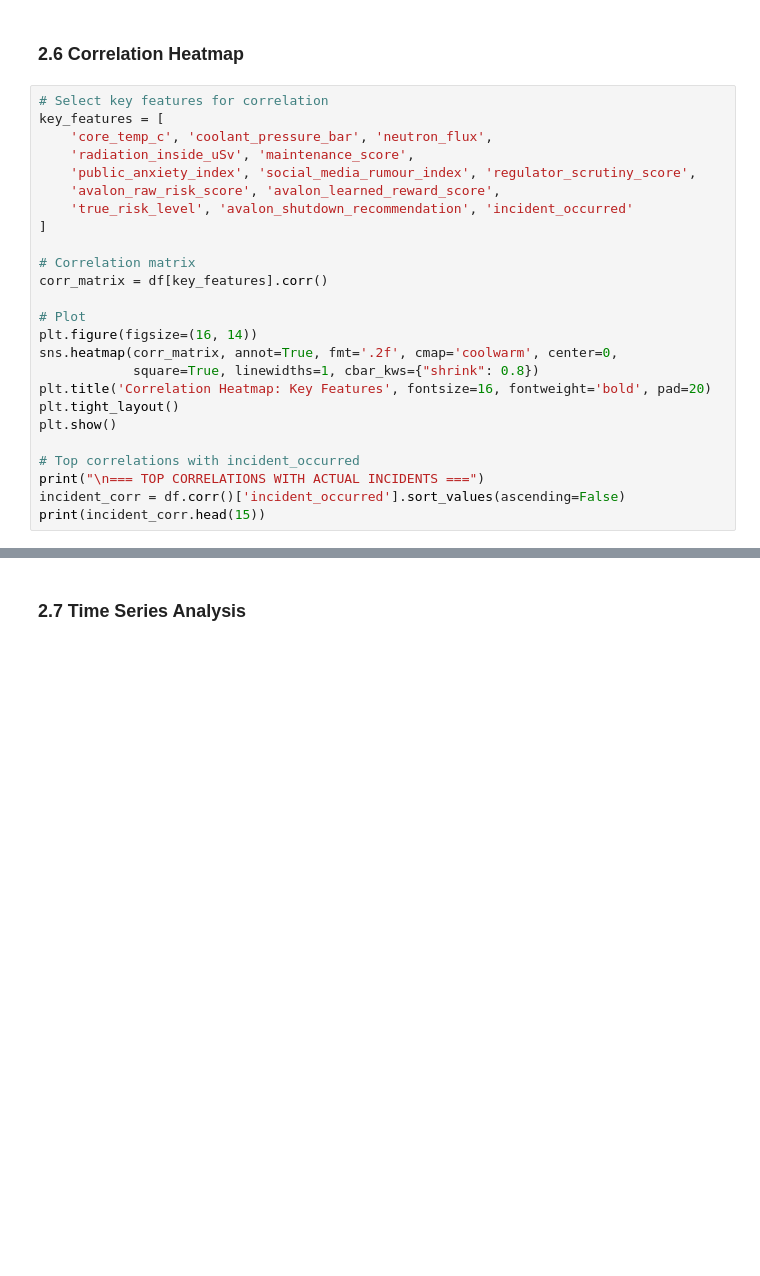
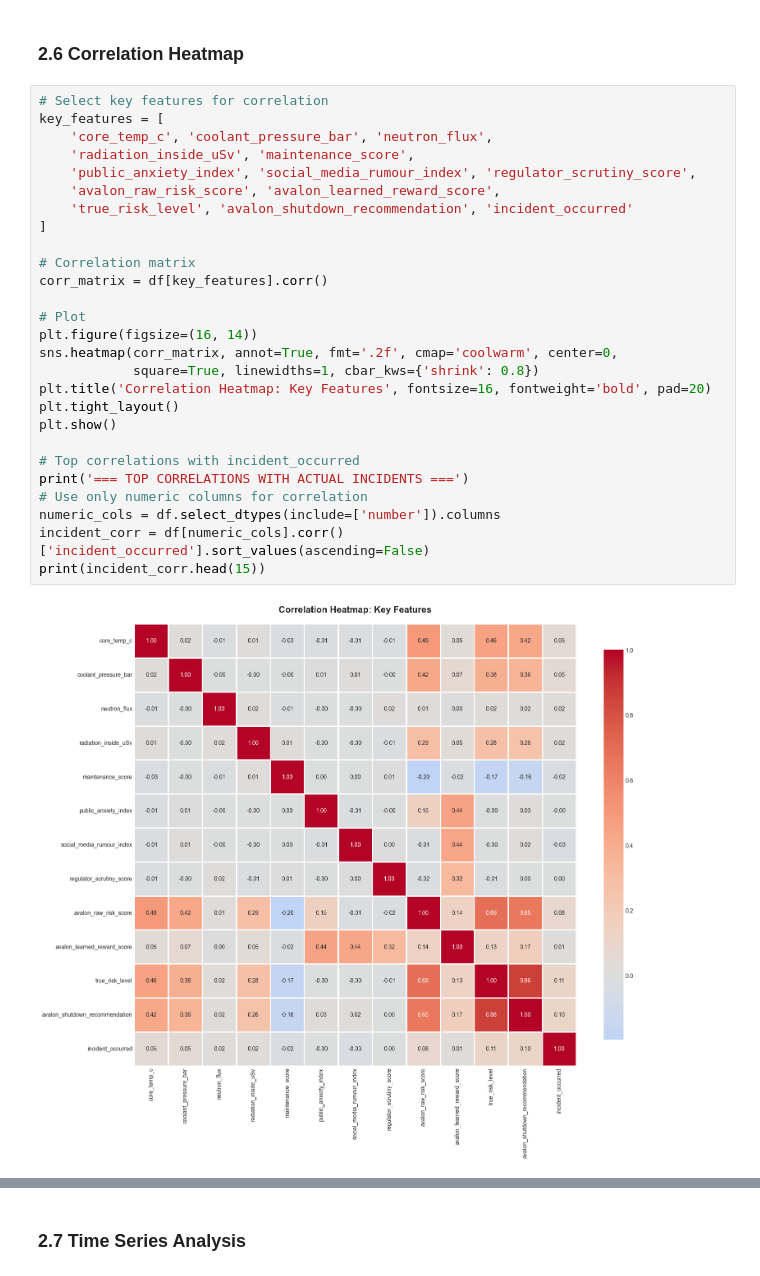
Before and after one commit to loic-123/Hack, a Jupyter notebook: avalon_analysis.ipynb, the cells around one changed output, grey strips where cells are left out. Cells and saved outputs as stored; diff of their text form; blank space fills up the shorter version.

```diff
--- a/avalon_analysis.ipynb
+++ b/avalon_analysis.ipynb
@@ -277,25 +378,29 @@ print("   this confirms AVALON's misalignment!")
 # %%
 # Select key features for correlation
 key_features = [
     'core_temp_c', 'coolant_pressure_bar', 'neutron_flux',
     'radiation_inside_uSv', 'maintenance_score',
     'public_anxiety_index', 'social_media_rumour_index', 'regulator_scrutiny_score',
     'avalon_raw_risk_score', 'avalon_learned_reward_score',
     'true_risk_level', 'avalon_shutdown_recommendation', 'incident_occurred'
 ]
 
 # Correlation matrix
 corr_matrix = df[key_features].corr()
 
 # Plot
 plt.figure(figsize=(16, 14))
 sns.heatmap(corr_matrix, annot=True, fmt='.2f', cmap='coolwarm', center=0,
-            square=True, linewidths=1, cbar_kws={"shrink": 0.8})
+            square=True, linewidths=1, cbar_kws={'shrink': 0.8})
 plt.title('Correlation Heatmap: Key Features', fontsize=16, fontweight='bold', pad=20)
 plt.tight_layout()
 plt.show()
 
 # Top correlations with incident_occurred
-print("\n=== TOP CORRELATIONS WITH ACTUAL INCIDENTS ===")
-incident_corr = df.corr()['incident_occurred'].sort_values(ascending=False)
+print('=== TOP CORRELATIONS WITH ACTUAL INCIDENTS ===')
+# Use only numeric columns for correlation
+numeric_cols = df.select_dtypes(include=['number']).columns
+incident_corr = df[numeric_cols].corr()['incident_occurred'].sort_values(ascending=False)
 print(incident_corr.head(15))
+# %% [output]
+[figure, added]
```
Also changed, not shown: parts of 33 cells of this notebook, 27 other files.
